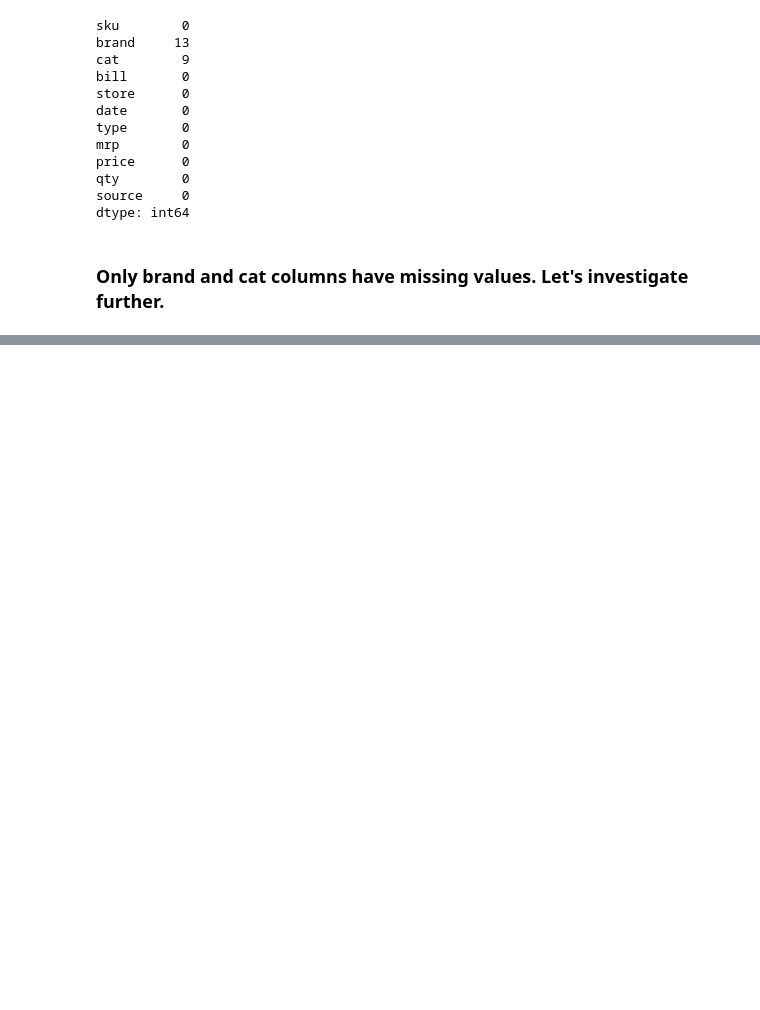
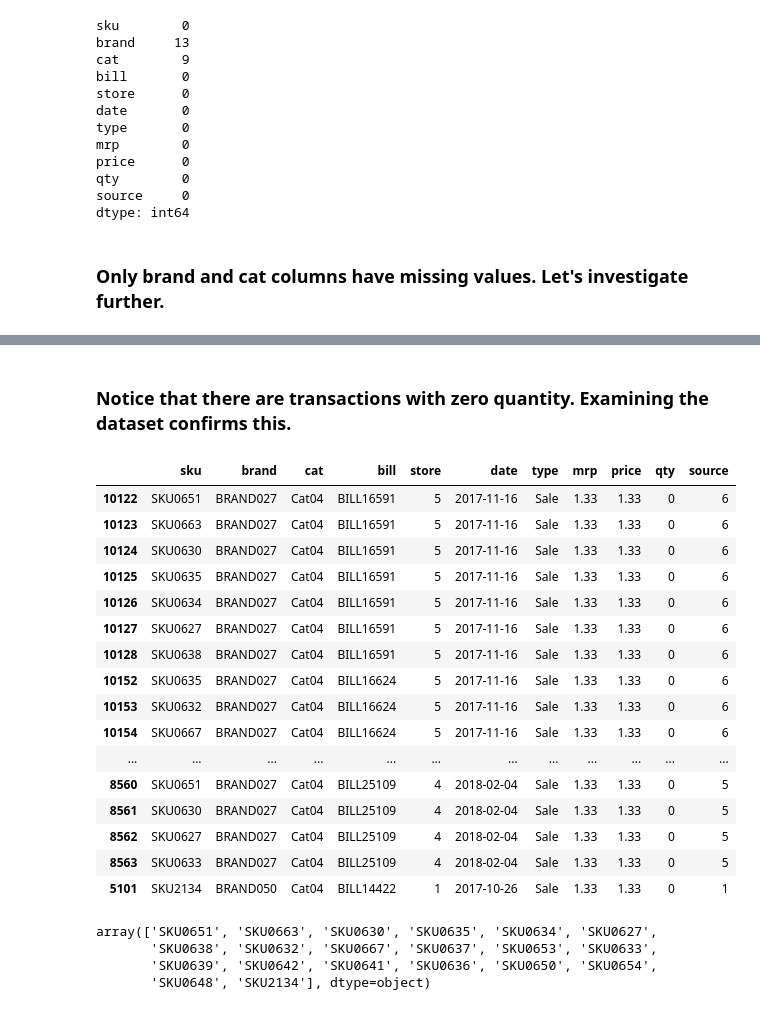
Before and after one commit to stiero/fuzzy-carnival, a Jupyter notebook: task.ipynb, the cells around one changed output, grey strips where cells are left out. Saved outputs shown, nothing was run; the diff lists cells and outputs as text; code cells hidden in the pictures; blank space fills up the shorter version.

```diff
--- a/task.ipynb
+++ b/task.ipynb
@@ -118,0 +134,24 @@ df.loc[df['cat'].isnull(), 'cat'] = 'UnkCAT'
+# %% [markdown]
+### Notice that there are transactions with zero quantity. Examining the dataset confirms this.
+# %%
+zero_qty = df[df['qty'] == 0]
+
+zero_qty.head()
+# %% [output]
+|  | sku | brand | cat | bill | store | date | type | mrp | price | qty | source |
+| 10122 | SKU0651 | BRAND027 | Cat04 | BILL16591 | 5 | 2017-11-16 | Sale | 1.33 | 1.33 | 0 | 6 |
+| 10123 | SKU0663 | BRAND027 | Cat04 | BILL16591 | 5 | 2017-11-16 | Sale | 1.33 | 1.33 | 0 | 6 |
+| 10124 | SKU0630 | BRAND027 | Cat04 | BILL16591 | 5 | 2017-11-16 | Sale | 1.33 | 1.33 | 0 | 6 |
+| 10125 | SKU0635 | BRAND027 | Cat04 | BILL16591 | 5 | 2017-11-16 | Sale | 1.33 | 1.33 | 0 | 6 |
+| 10126 | SKU0634 | BRAND027 | Cat04 | BILL16591 | 5 | 2017-11-16 | Sale | 1.33 | 1.33 | 0 | 6 |
+| 10127 | SKU0627 | BRAND027 | Cat04 | BILL16591 | 5 | 2017-11-16 | Sale | 1.33 | 1.33 | 0 | 6 |
+| 10128 | SKU0638 | BRAND027 | Cat04 | BILL16591 | 5 | 2017-11-16 | Sale | 1.33 | 1.33 | 0 | 6 |
+| 10152 | SKU0635 | BRAND027 | Cat04 | BILL16624 | 5 | 2017-11-16 | Sale | 1.33 | 1.33 | 0 | 6 |
+| 10153 | SKU0632 | BRAND027 | Cat04 | BILL16624 | 5 | 2017-11-16 | Sale | 1.33 | 1.33 | 0 | 6 |
+| 10154 | SKU0667 | BRAND027 | Cat04 | BILL16624 | 5 | 2017-11-16 | Sale | 1.33 | 1.33 | 0 | 6 |
+| ... | ... | ... | ... | ... | ... | ... | ... | ... | ... | ... | ... |
+| 8560 | SKU0651 | BRAND027 | Cat04 | BILL25109 | 4 | 2018-02-04 | Sale | 1.33 | 1.33 | 0 | 5 |
+| 8561 | SKU0630 | BRAND027 | Cat04 | BILL25109 | 4 | 2018-02-04 | Sale | 1.33 | 1.33 | 0 | 5 |
+| 8562 | SKU0627 | BRAND027 | Cat04 | BILL25109 | 4 | 2018-02-04 | Sale | 1.33 | 1.33 | 0 | 5 |
+| 8563 | SKU0633 | BRAND027 | Cat04 | BILL25109 | 4 | 2018-02-04 | Sale | 1.33 | 1.33 | 0 | 5 |
+| 5101 | SKU2134 | BRAND050 | Cat04 | BILL14422 | 1 | 2017-10-26 | Sale | 1.33 | 1.33 | 0 | 1 |
@@ -118,0 +166,9 @@ df.loc[df['cat'].isnull(), 'cat'] = 'UnkCAT'
+# %%
+zero_qty_skus = zero_qty.sku.unique()
+
+zero_qty_skus
+# %% [output]
+array(['SKU0651', 'SKU0663', 'SKU0630', 'SKU0635', 'SKU0634', 'SKU0627',
+       'SKU0638', 'SKU0632', 'SKU0667', 'SKU0637', 'SKU0653', 'SKU0633',
+       'SKU0639', 'SKU0642', 'SKU0641', 'SKU0636', 'SKU0650', 'SKU0654',
+       'SKU0648', 'SKU2134'], dtype=object)
```
Also changed, not shown: parts of 11 cells of this notebook, 1 other file.
